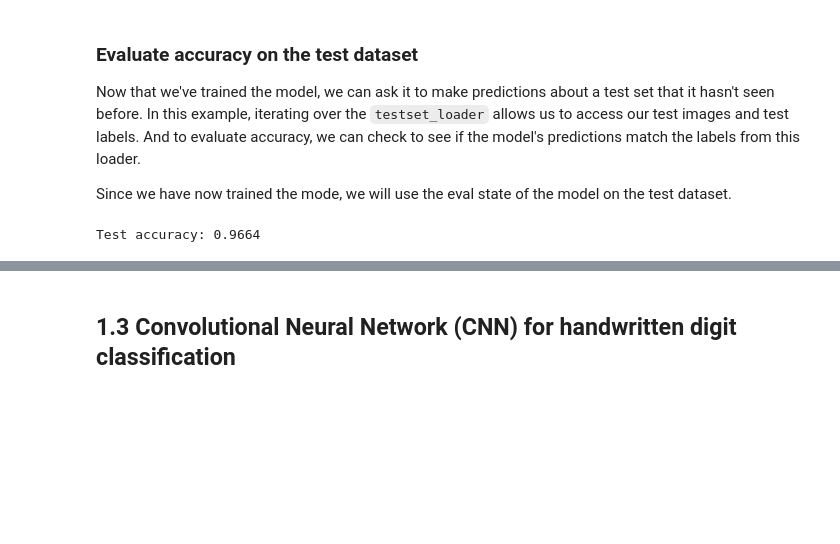
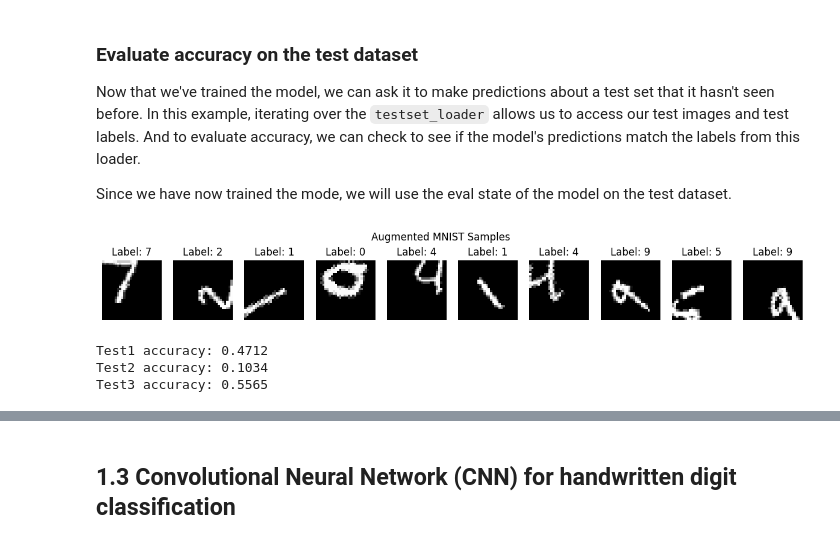
Before and after one commit to jspark9703/dlearningStudy, a Jupyter notebook: lab2/PT_Part1_MNIST.ipynb, the cells around one changed output, grey strips where cells are left out. Cells and saved outputs as stored; diff of their text form; code cells hidden in the pictures; blank space fills up the shorter version.

```diff
--- a/lab2/PT_Part1_MNIST.ipynb
+++ b/lab2/PT_Part1_MNIST.ipynb
@@ -278,6 +363,24 @@ As the model trains, the loss and accuracy metrics are displayed. With five epoc
 Now that we've trained the model, we can ask it to make predictions about a test set that it hasn't seen before. In this example, iterating over the `testset_loader` allows us to access our test images and test labels. And to evaluate accuracy, we can check to see if the model's predictions match the labels from this loader.
 
 Since we have now trained the mode, we will use the eval state of the model on the test dataset.
+# %%
+def visualize_augmented_dataset(dataset, num_images=10):
+    plt.figure(figsize=(15, 2))
+    for i in range(num_images):
+        image, label = dataset[i]
+        image = image.squeeze(0)  # [1, 28, 28] → [28, 28]
+
+        plt.subplot(1, num_images, i + 1)
+        plt.imshow(image, cmap='gray')
+        plt.title(f"Label: {label}")
+        plt.axis('off')
+    plt.suptitle("Augmented MNIST Samples")
+    plt.show()
+
+# 시각화
+visualize_augmented_dataset(augmented_test_dataset)
+# %% [output]
+[figure, added]
 # %%
 '''TODO: Use the model we have defined in its eval state to complete
 and call the evaluate function, and calculate the accuracy of the model'''
@@ -290,7 +393,7 @@ def evaluate(model, dataloader, loss_function):
     total_pred = 0
     # Disable gradient calculations when in inference mode
     with torch.no_grad():
-        for images, labels in testset_loader:
+        for images, labels in dataloader:
             # TODO: ensure evalaution happens on the GPU
             images, labels = images.to(device), labels.to(device)
 
@@ -317,12 +420,18 @@ def evaluate(model, dataloader, loss_function):
     test_acc = correct_pred / total_pred
     return test_loss, test_acc
 
-# TODO: call the evaluate function to evaluate the trained model!!
-test_loss, test_acc = evaluate(fc_model, testset_loader, nn.CrossEntropyLoss())
+# test_loss, test_acc = evaluate(fc_model, testset_loader, nn.CrossEntropyLoss())
+test_loss1, test_acc1 = evaluate(fc_model1, augmented_test_loader, loss_function)
+test_loss2, test_acc2 = evaluate(fc_model2, augmented_test_loader, loss_function)
+test_loss3, test_acc3 = evaluate(fc_model3, augmented_test_loader, loss_function)
 
-print('Test accuracy:', test_acc)
+print('Test1 accuracy:', test_acc1)
+print('Test2 accuracy:', test_acc2)
+print('Test3 accuracy:', test_acc3)
 # %% [output]
-Test accuracy: 0.9664
+Test1 accuracy: 0.4712
+Test2 accuracy: 0.1034
+Test3 accuracy: 0.5565
 # %% [markdown]
 You may observe that the accuracy on the test dataset is a little lower than the accuracy on the training dataset. This gap between training accuracy and test accuracy is an example of *overfitting*, when a machine learning model performs worse on new data than on its training data.
 
```
Also changed, not shown: parts of 35 cells of this notebook.
